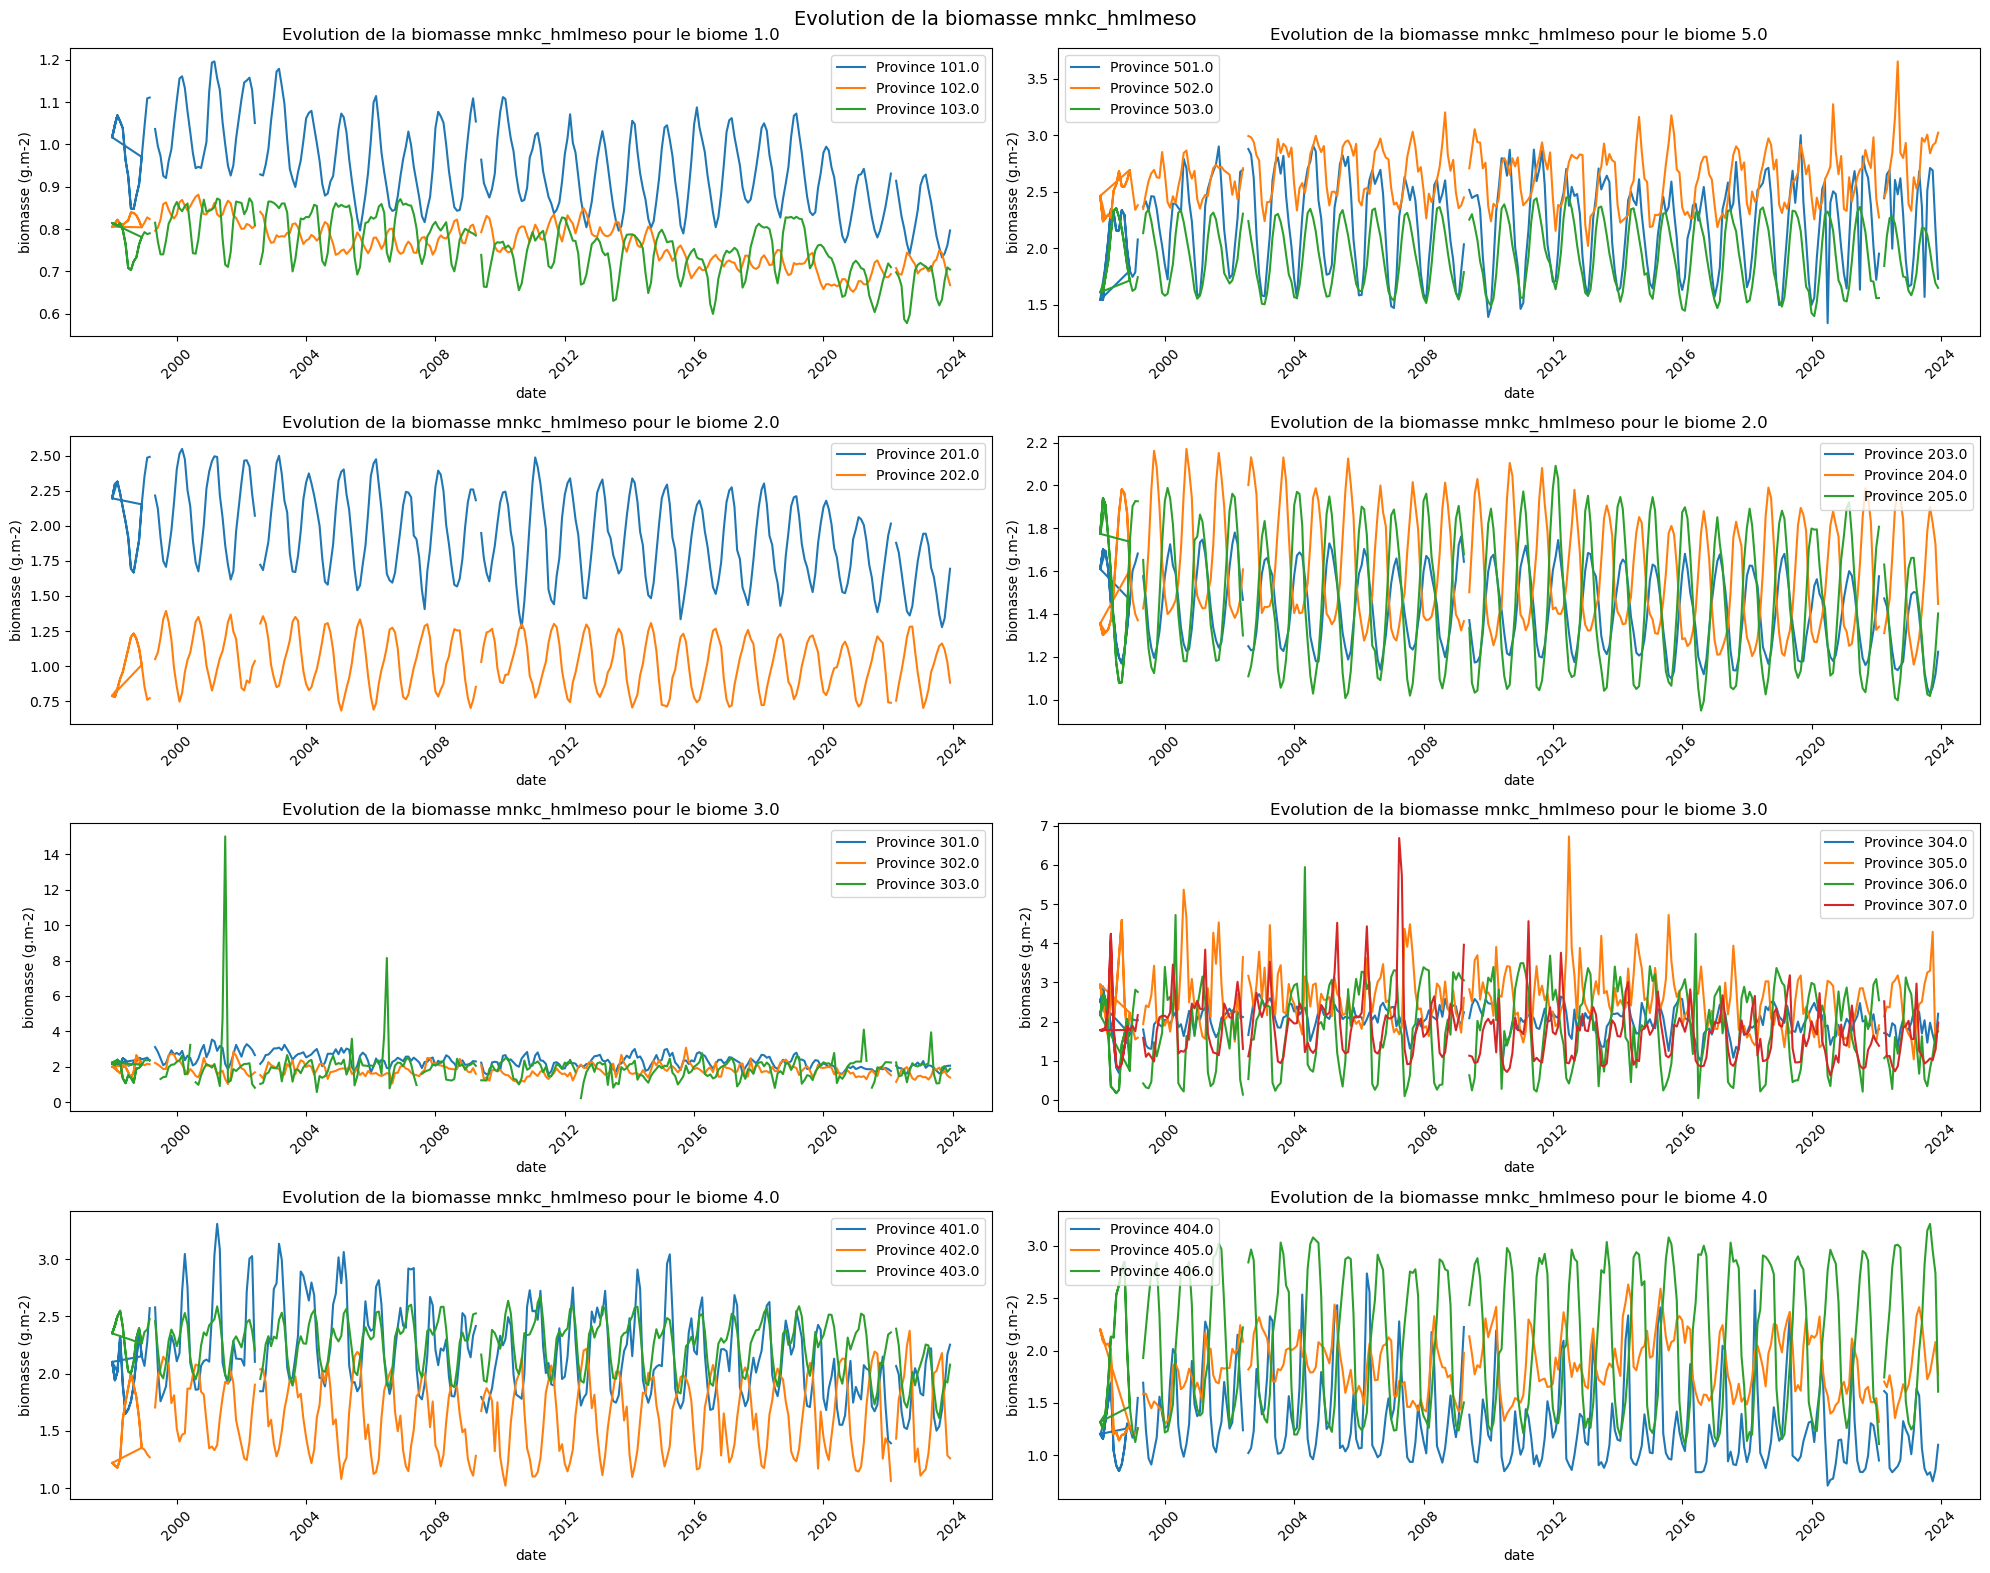
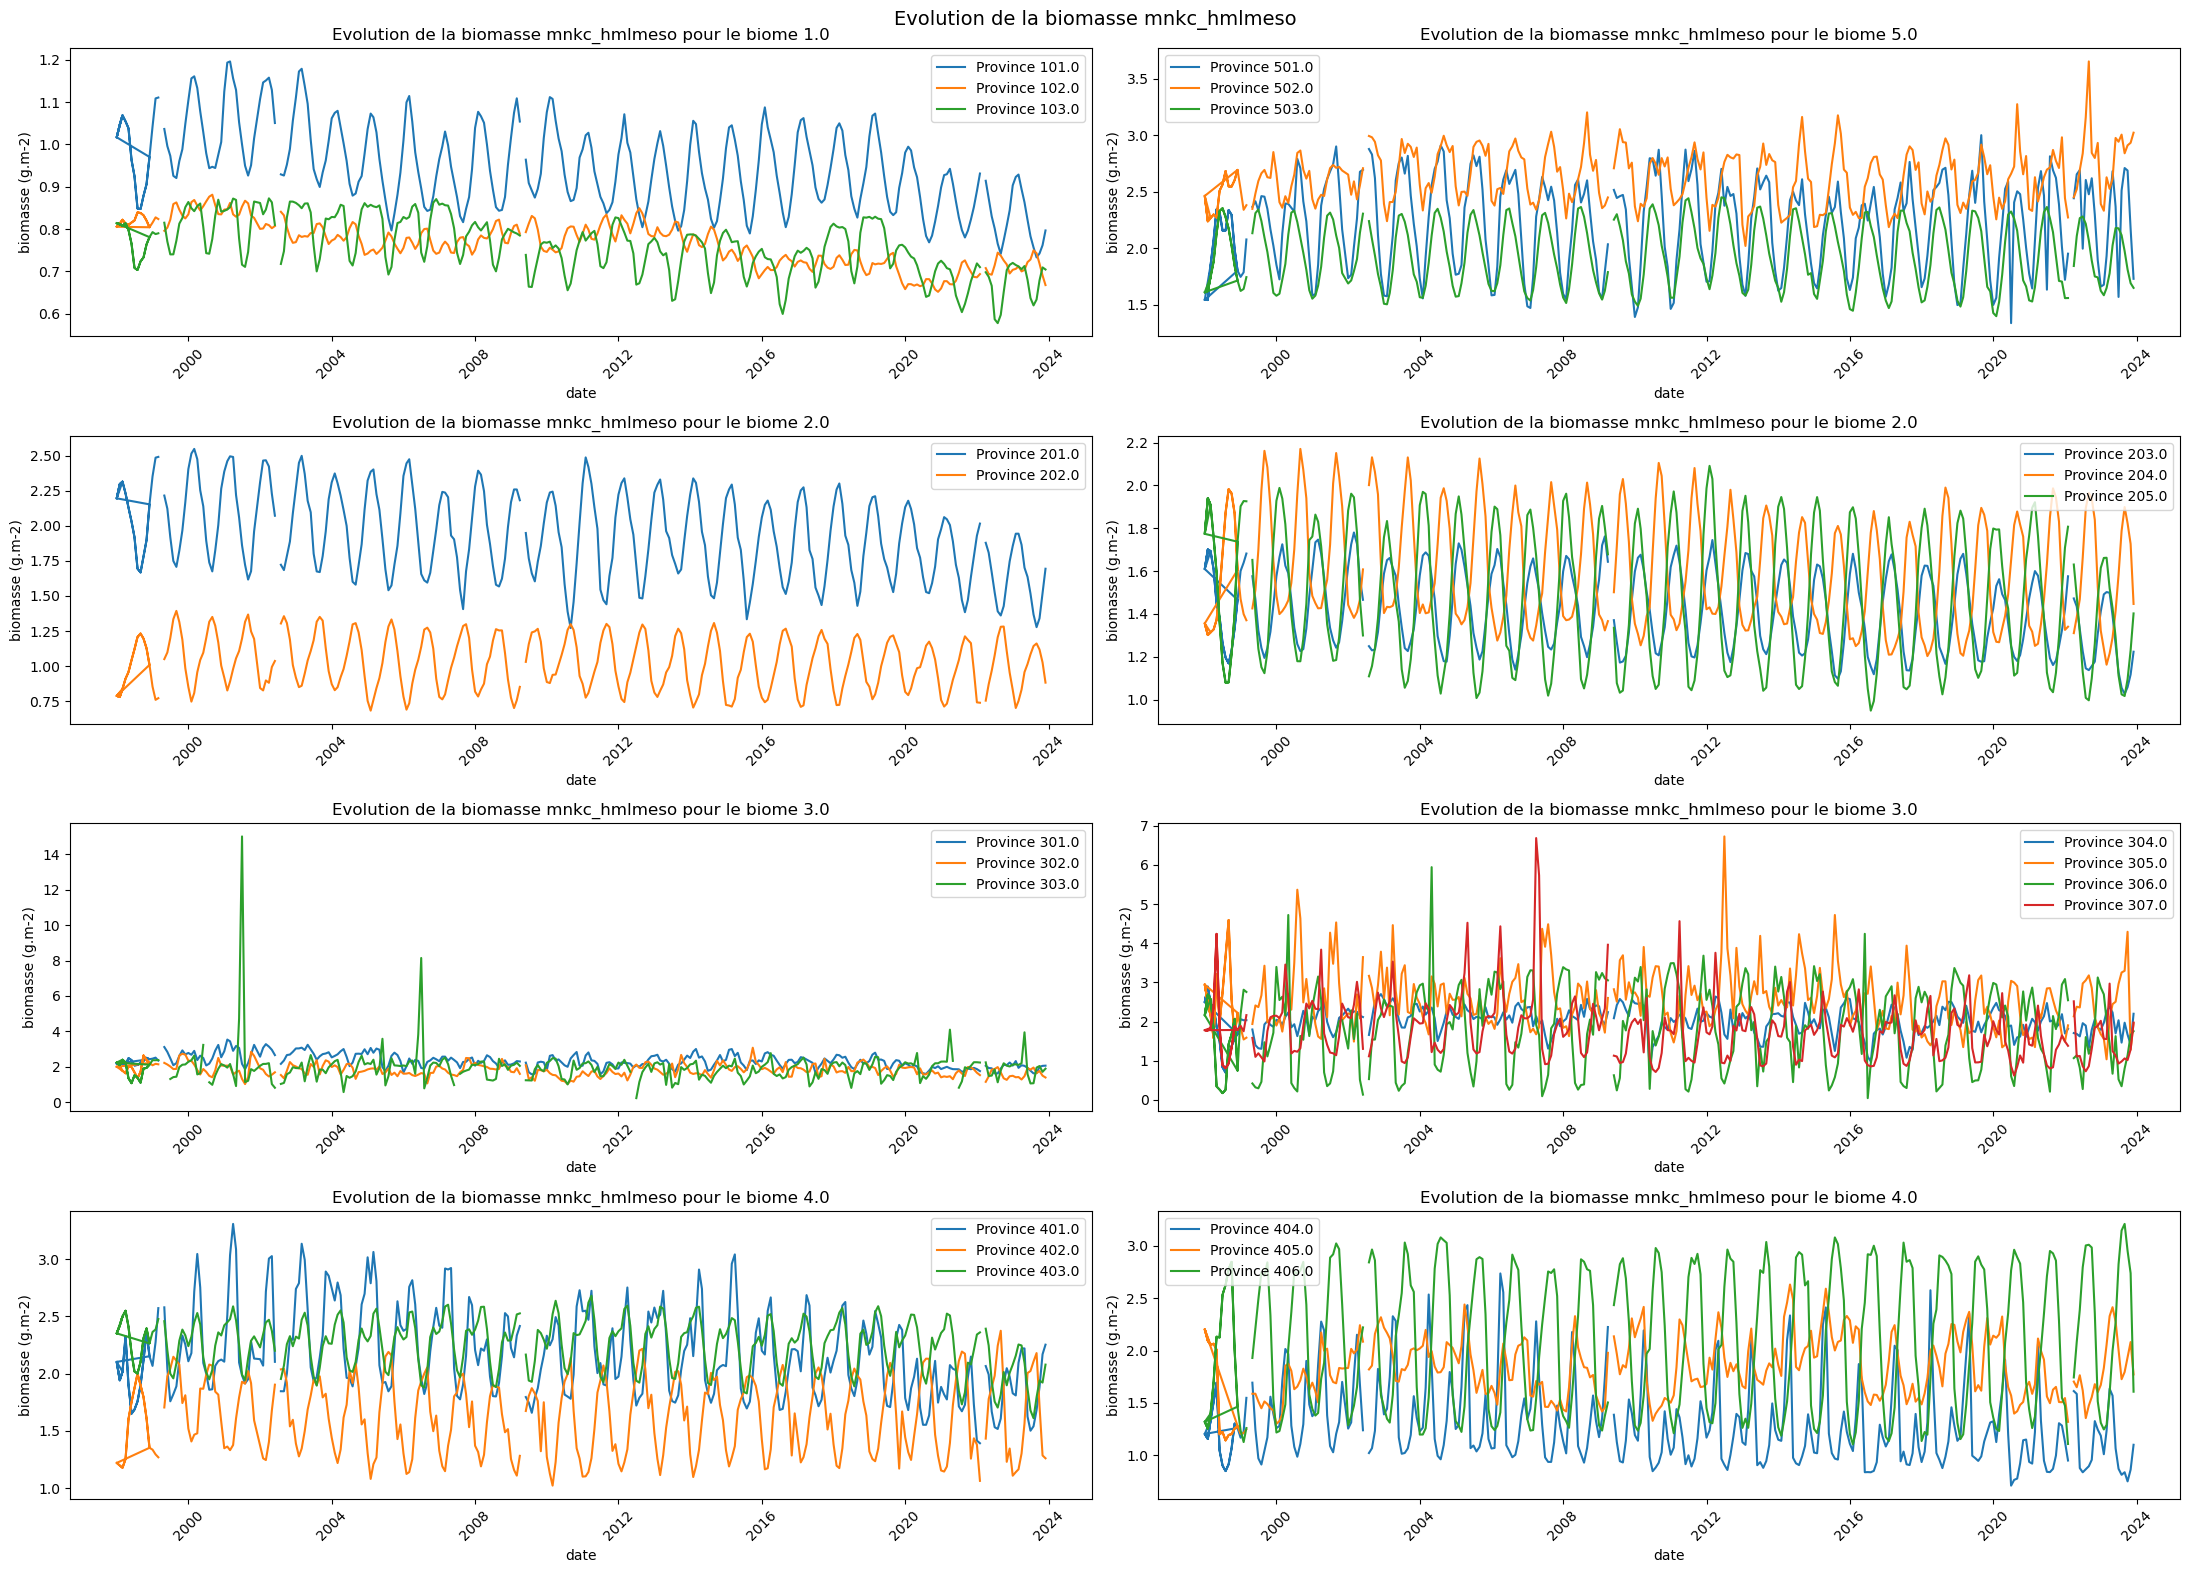
Code edit (unified diff) that turned the first committed figure into the second:
--- before
+++ after
@@ -1,3 +1,3 @@
-plt.figure(figsize=(20, 16))
+plt.figure(figsize=(22, 16))
 
 subplot_idx = 1

Commit: update sur plotglobal